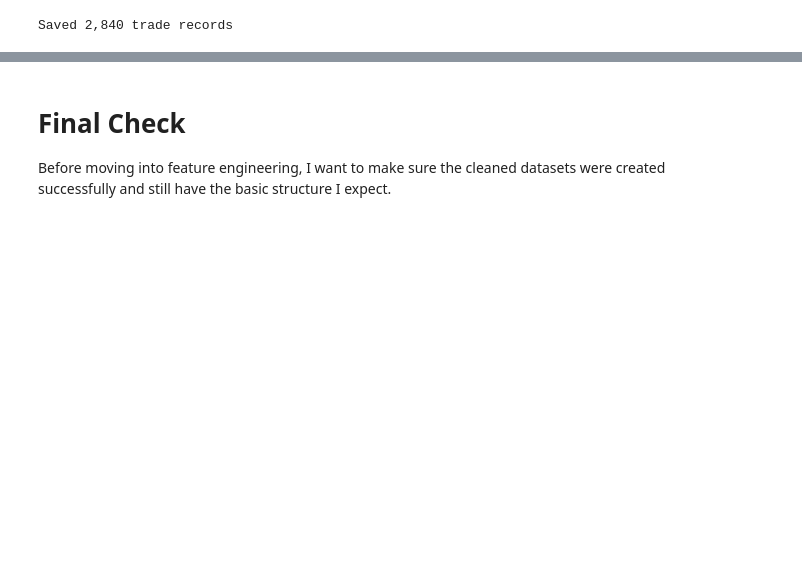
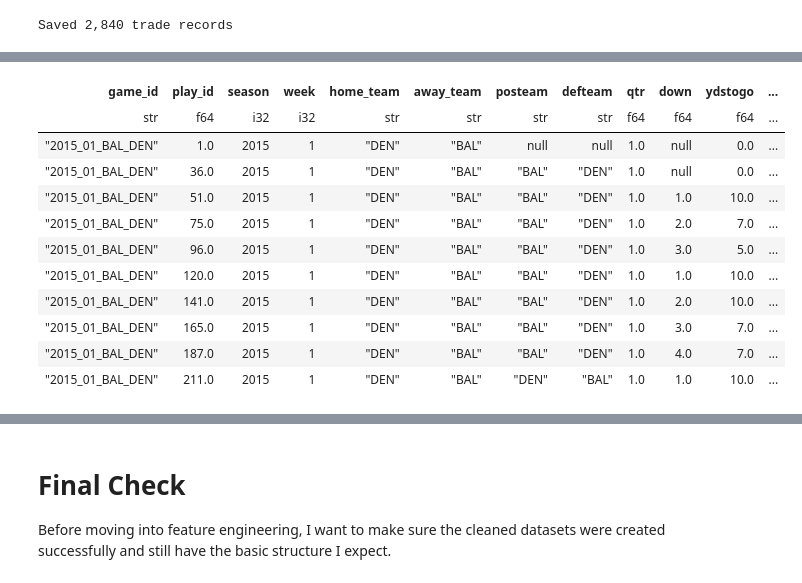
Before and after one commit to ethanfr10/NFL-Season-Projections, a Jupyter notebook: notebooks/02_Data_Cleaning.ipynb, the cells around one changed output, grey strips where cells are left out. Saved outputs shown, nothing was run; the diff lists cells and outputs as text; code cells hidden in the pictures; blank space fills up the shorter version.

```diff
--- a/notebooks/02_Data_Cleaning.ipynb
+++ b/notebooks/02_Data_Cleaning.ipynb
@@ -1858,0 +1865,16 @@ Saved 2,840 trade records
+# %%
+pbp_files = [
+    RAW_DIR / f"play_by_play_{season}.parquet"
+    for season in SEASONS
+]
+
+pbp = pl.concat(
+    [
+        pl.read_parquet(file)
+        for file in pbp_files
+    ],
+    how="diagonal_relaxed"
+)
+
+print(pbp.shape)
+print(pbp.columns)
@@ -1858,0 +1888,66 @@ Saved 2,840 trade records
+# %%
+play_by_play_clean = (
+    pbp
+    .filter(
+        (pl.col("season").is_between(2015, 2025)) &
+        (pl.col("season_type") == "REG")
+    )
+    .select([
+        "game_id",
+        "play_id",
+        "season",
+        "week",
+        "home_team",
+        "away_team",
+        "posteam",
+        "defteam",
+        "qtr",
+        "down",
+        "ydstogo",
+        "yardline_100",
+        "goal_to_go",
+        "score_differential",
+        "play_type",
+        "yards_gained",
+        "epa",
+        "success",
+        "wp",
+        "wpa",
+        "pass_attempt",
+        "rush_attempt",
+        "qb_dropback",
+        "qb_scramble",
+        "sack",
+        "qb_hit",
+        "complete_pass",
+        "interception",
+        "fumble",
+        "fumble_lost",
+        "touchdown",
+        "pass_touchdown",
+        "rush_touchdown",
+        "air_yards",
+        "yards_after_catch",
+        "cpoe",
+        "xpass",
+        "pass_oe",
+        "first_down",
+        "third_down_converted",
+        "third_down_failed",
+        "fourth_down_converted",
+        "fourth_down_failed",
+        "shotgun",
+        "no_huddle"
+    ])
+
+    .sort([
+        "season",
+        "week",
+        "game_id",
+        "play_id"
+    ])
+)
+
+print(play_by_play_clean.shape)
+play_by_play_clean.head(10)
+# %% [output]
@@ -1858,0 +1956,12 @@ Saved 2,840 trade records
+| game_id | play_id | season | week | home_team | away_team | posteam | defteam | qtr | down | ydstogo | ... |
+| str | f64 | i32 | i32 | str | str | str | str | f64 | f64 | f64 | ... |
+| "2015_01_BAL_DEN" | 1.0 | 2015 | 1 | "DEN" | "BAL" | null | null | 1.0 | null | 0.0 | ... |
+| "2015_01_BAL_DEN" | 36.0 | 2015 | 1 | "DEN" | "BAL" | "BAL" | "DEN" | 1.0 | null | 0.0 | ... |
+| "2015_01_BAL_DEN" | 51.0 | 2015 | 1 | "DEN" | "BAL" | "BAL" | "DEN" | 1.0 | 1.0 | 10.0 | ... |
+| "2015_01_BAL_DEN" | 75.0 | 2015 | 1 | "DEN" | "BAL" | "BAL" | "DEN" | 1.0 | 2.0 | 7.0 | ... |
+| "2015_01_BAL_DEN" | 96.0 | 2015 | 1 | "DEN" | "BAL" | "BAL" | "DEN" | 1.0 | 3.0 | 5.0 | ... |
+| "2015_01_BAL_DEN" | 120.0 | 2015 | 1 | "DEN" | "BAL" | "BAL" | "DEN" | 1.0 | 1.0 | 10.0 | ... |
+| "2015_01_BAL_DEN" | 141.0 | 2015 | 1 | "DEN" | "BAL" | "BAL" | "DEN" | 1.0 | 2.0 | 10.0 | ... |
+| "2015_01_BAL_DEN" | 165.0 | 2015 | 1 | "DEN" | "BAL" | "BAL" | "DEN" | 1.0 | 3.0 | 7.0 | ... |
+| "2015_01_BAL_DEN" | 187.0 | 2015 | 1 | "DEN" | "BAL" | "BAL" | "DEN" | 1.0 | 4.0 | 7.0 | ... |
+| "2015_01_BAL_DEN" | 211.0 | 2015 | 1 | "DEN" | "BAL" | "DEN" | "BAL" | 1.0 | 1.0 | 10.0 | ... |
```
Also changed, not shown: parts of 9 cells of this notebook, 1 other file.
